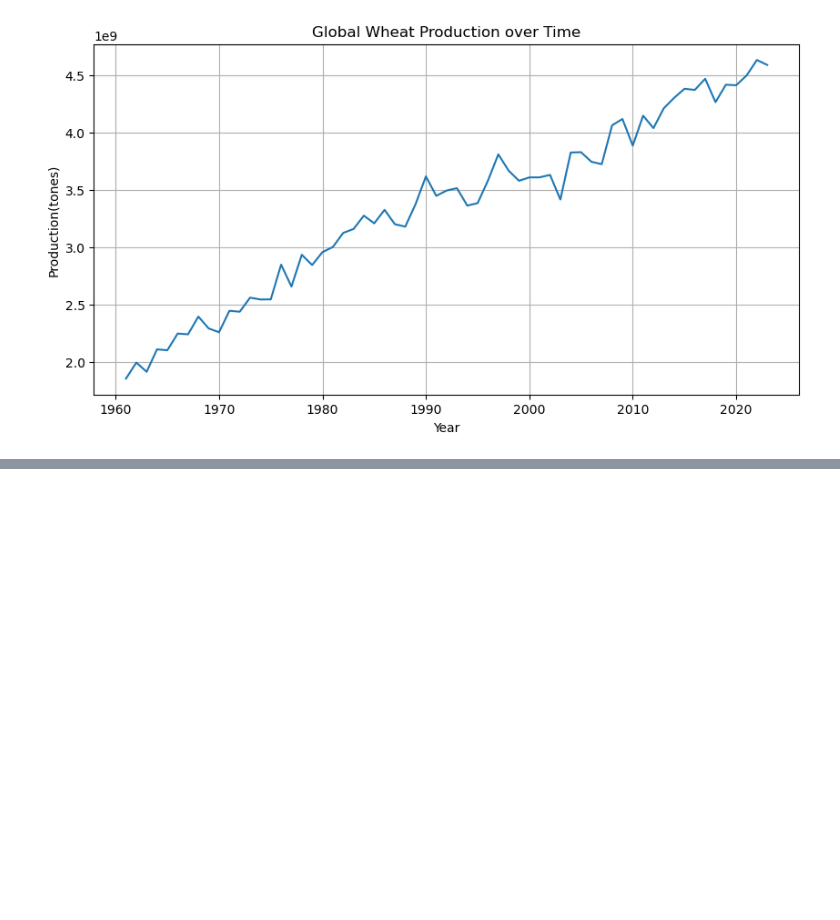
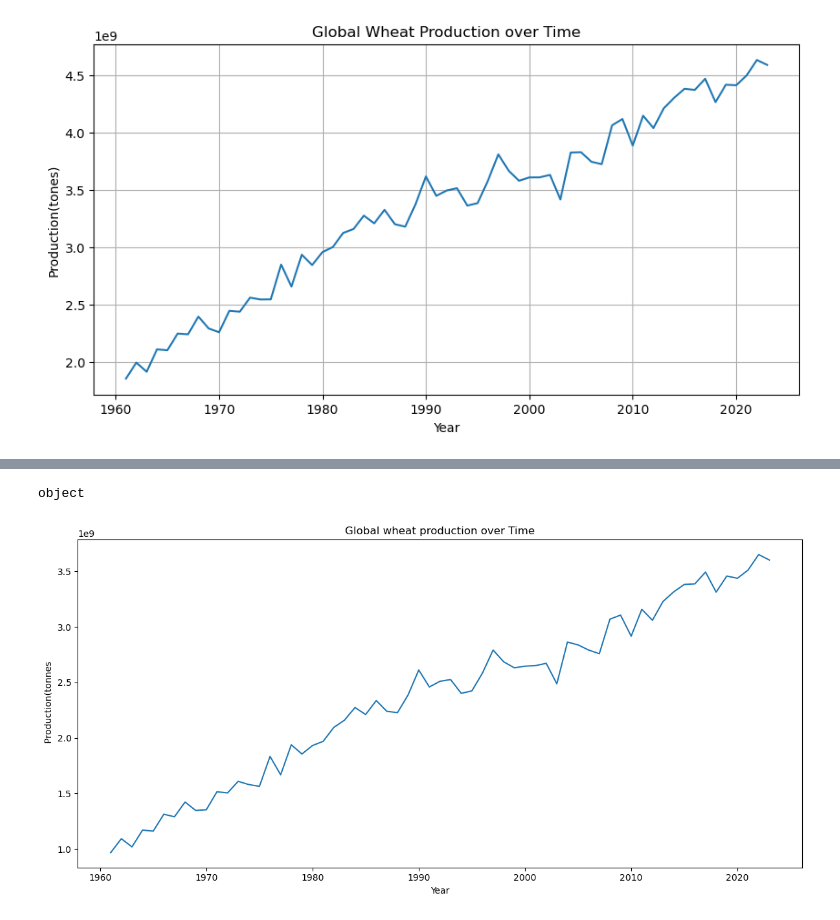
Before and after one commit to Moh-Bashawat/datasci2025, a Jupyter notebook: FAO1.ipynb, the cells around one changed output, grey strips where cells are left out. Drawn from its saved outputs; the diff is of its cells as text; code cells hidden in the pictures; blank space fills up the shorter version.

```diff
--- a/FAO1.ipynb
+++ b/FAO1.ipynb
@@ -174,0 +212,21 @@ plt.show()
+# %%
+data_wheat = df_all[
+    (df_all['Item'] == 'Wheat')&
+    (df_all['Element'] == 'Production')
+]
+# melt the year columns into one:
+year_columns = [col for col in data_wheat.columns if col.startswith("Y")]
+wheat_long= pd.melt(
+                    data_wheat,
+                    id_vars= ['Area', 'Item', 'Element', 'Unit'],
+                    value_vars = year_columns,
+                    var_name = 'Year',
+                    value_name = 'Value')
+wheat_long["Year"] = wheat_long["Year"].str.extract(r"(\d{4})").astype(int)
+wheat_long = wheat_long.dropna(subset = 'Value')
+# %%
+print(wheat_long['Value'].dtype)
+# %% [output]
+object
+# %%
+wheat_long['Value'] = pd.to_numeric(wheat_long['Value'], errors = 'coerce')
@@ -174,0 +236,11 @@ plt.show()
+# %%
+plt.figure(figsize=(12, 6))
+sns.lineplot(data = wheat_long.groupby('Year')['Value'].sum().reset_index(), x = 'Year',
+             y= 'Value')
+plt.title('Global wheat production over Time')
+plt.ylabel(' Production(tonnes')
+plt.xlabel('Year')
+plt.tight_layout()
+plt.show()
+# %% [output]
+[figure, added]
```
Also changed, not shown: parts of 28 cells of this notebook.
